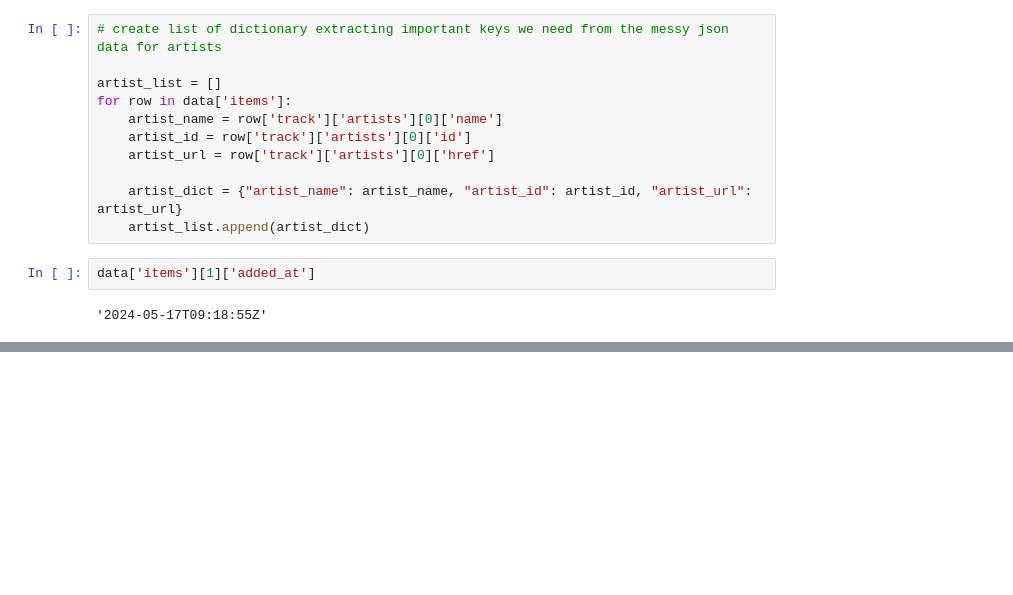
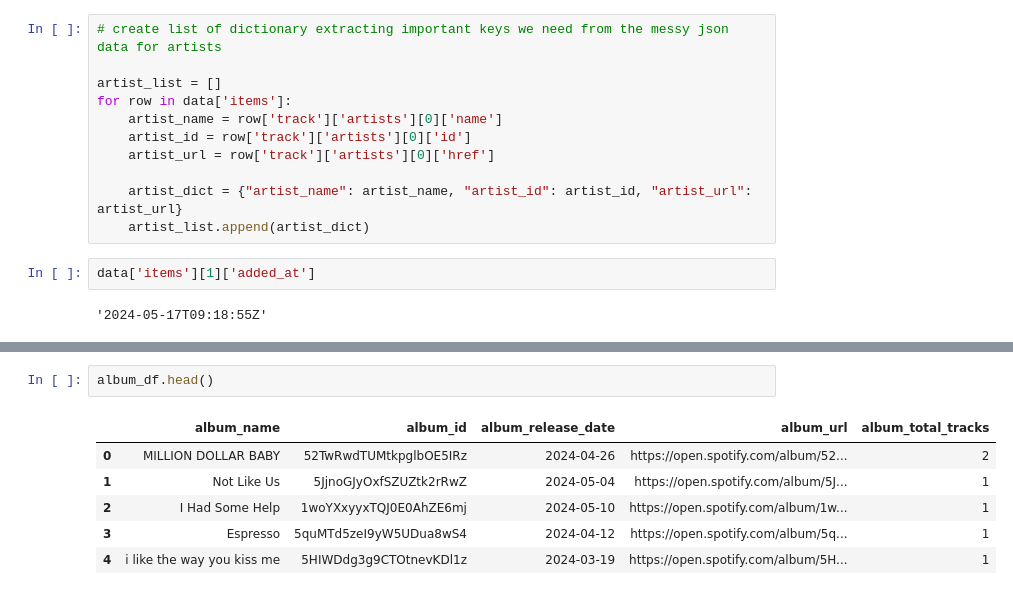
Before and after one commit to Mausham07/Spotify_Data_Pipeline-ETL-, a Jupyter notebook: spotify_pipeline_project.ipynb, the cells around one changed output, grey strips where cells are left out. Saved outputs shown, nothing was run; the diff lists cells and outputs as text; blank space fills up the shorter version.

```diff
--- a/spotify_pipeline_project.ipynb
+++ b/spotify_pipeline_project.ipynb
@@ -97,0 +126,9 @@ for row in data['items']:
+# %%
+album_df.head()
+# %% [output]
+|  | album_name | album_id | album_release_date | album_url | album_total_tracks |
+| 0 | MILLION DOLLAR BABY | 52TwRwdTUMtkpglbOE5IRz | 2024-04-26 | https://open.spotify.com/album/52... | 2 |
+| 1 | Not Like Us | 5JjnoGJyOxfSZUZtk2rRwZ | 2024-05-04 | https://open.spotify.com/album/5J... | 1 |
+| 2 | I Had Some Help | 1woYXxyyxTQJ0E0AhZE6mj | 2024-05-10 | https://open.spotify.com/album/1w... | 1 |
+| 3 | Espresso | 5quMTd5zeI9yW5UDua8wS4 | 2024-04-12 | https://open.spotify.com/album/5q... | 1 |
+| 4 | i like the way you kiss me | 5HIWDdg3g9CTOtnevKDl1z | 2024-03-19 | https://open.spotify.com/album/5H... | 1 |
```
Also changed, not shown: parts of 6 cells of this notebook.
